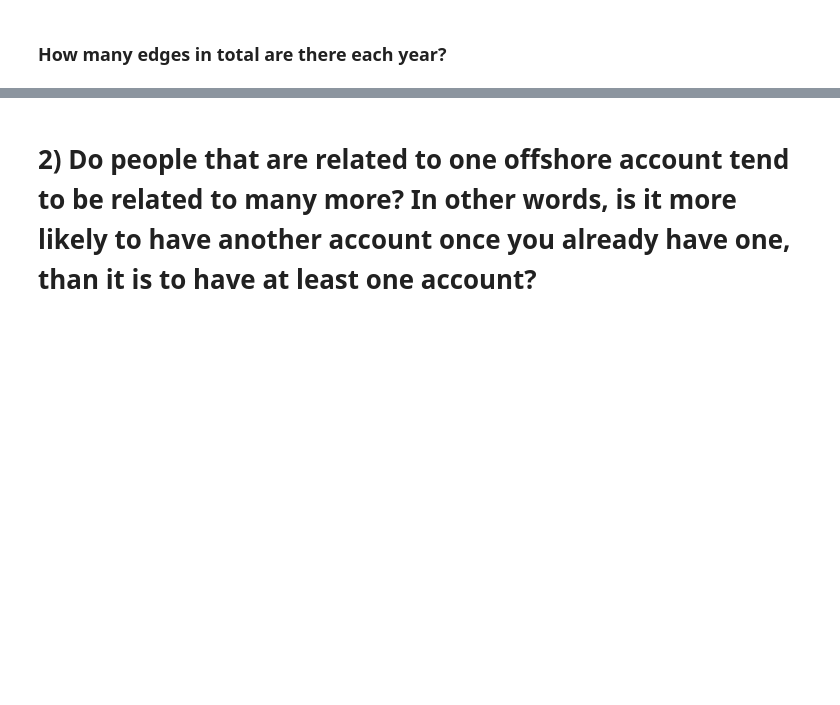
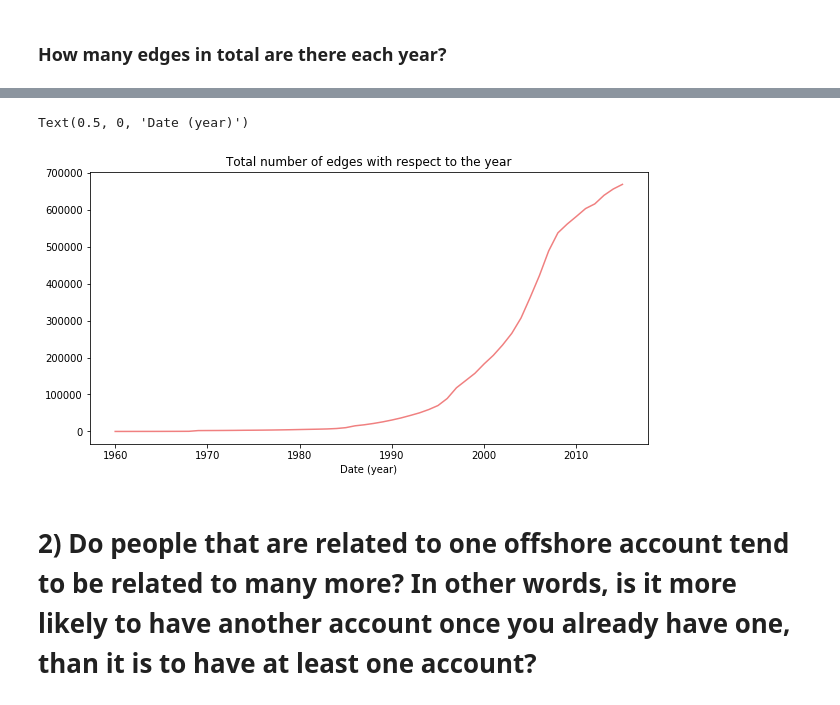
Before and after one commit to yymartin/ADA_Project_Cobra, a Jupyter notebook: Main.ipynb, the cells around one changed output, grey strips where cells are left out. Drawn from its saved outputs; the diff is of its cells as text; code cells hidden in the pictures; blank space fills up the shorter version.

```diff
--- a/Main.ipynb
+++ b/Main.ipynb
@@ -750,0 +1076,7 @@ edges_year_sum.plot(figsize=(20,10))
+# %%
+fig = edges_year_sum.plot(figsize=(10,5), color='lightcoral')
+fig.set_title('Total number of edges with respect to the year')
+fig.set_xlabel('Date (year)')
+# %% [output]
+Text(0.5, 0, 'Date (year)')
+[figure, added]
```
Also changed, not shown: parts of 76 cells of this notebook, 1 other file.
